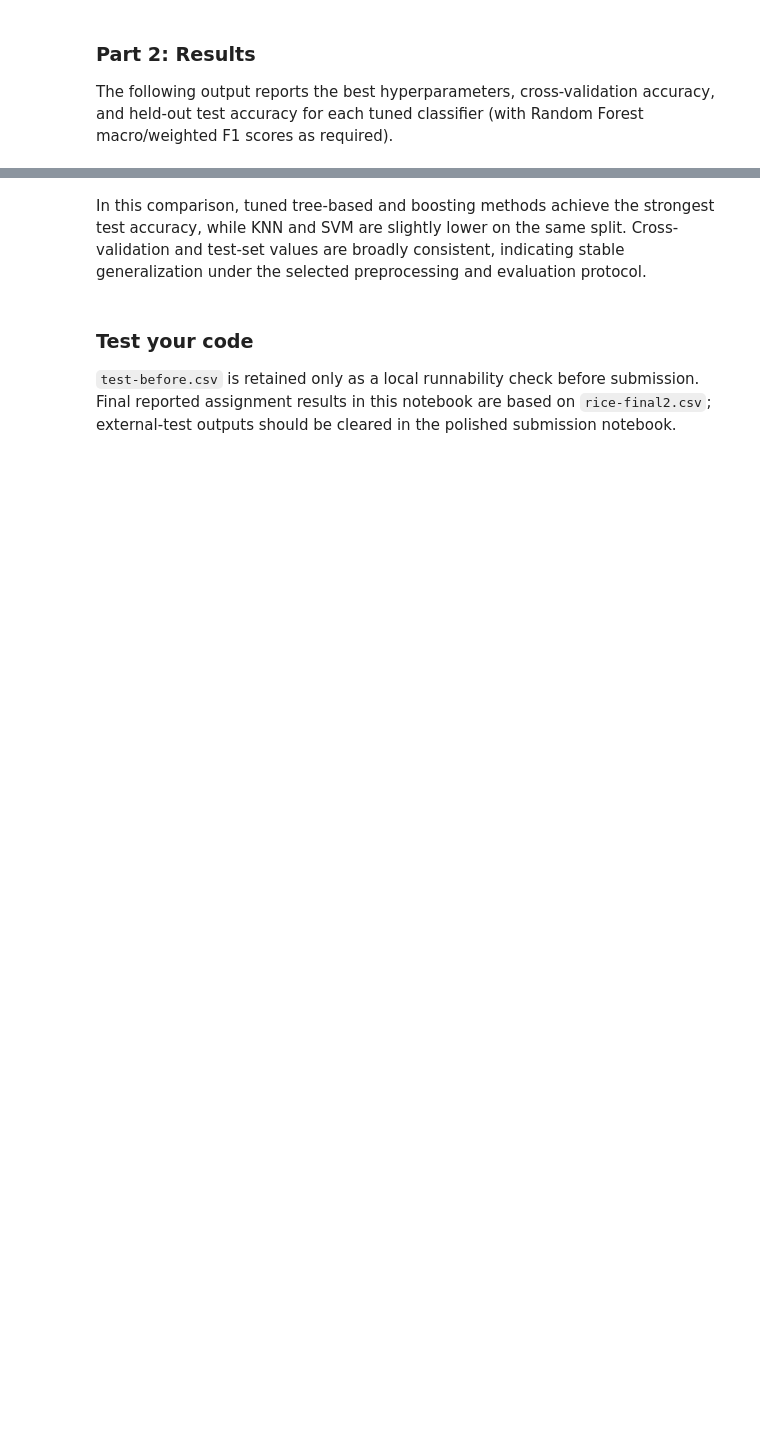
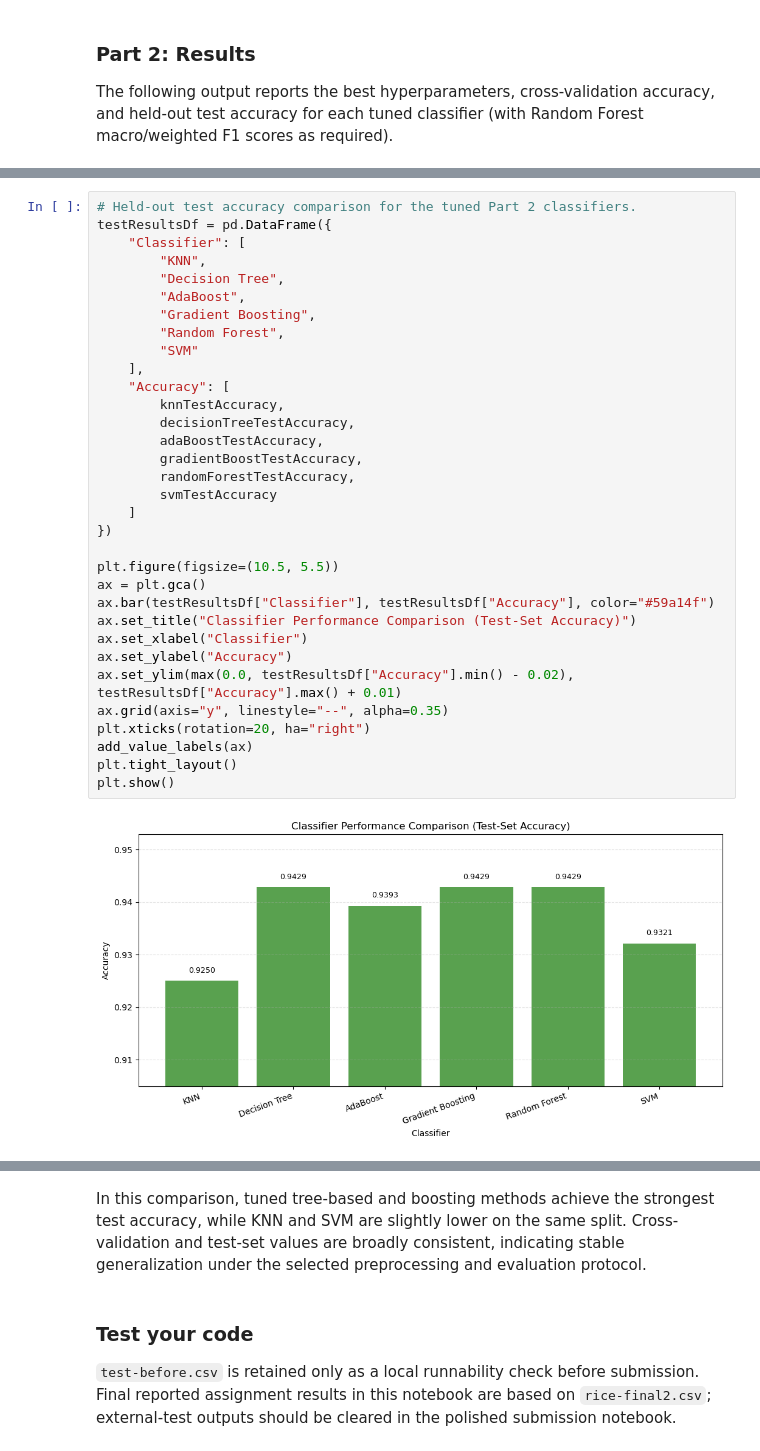
Before and after one commit to ErrorChen/COMP5318_Assignment-1, a Jupyter notebook: comp5318-a1-2026-template.ipynb, the cells around one changed output, grey strips where cells are left out. Cells and saved outputs as stored; diff of their text form; blank space fills up the shorter version.

```diff
--- a/comp5318-a1-2026-template.ipynb
+++ b/comp5318-a1-2026-template.ipynb
@@ -542,0 +613,35 @@ SVM test set accuracy: 0.9321
+# %%
+# Held-out test accuracy comparison for the tuned Part 2 classifiers.
+testResultsDf = pd.DataFrame({
+    "Classifier": [
+        "KNN",
+        "Decision Tree",
+        "AdaBoost",
+        "Gradient Boosting",
+        "Random Forest",
+        "SVM"
+    ],
+    "Accuracy": [
+        knnTestAccuracy,
+        decisionTreeTestAccuracy,
+        adaBoostTestAccuracy,
+        gradientBoostTestAccuracy,
+        randomForestTestAccuracy,
+        svmTestAccuracy
+    ]
+})
+
+plt.figure(figsize=(10.5, 5.5))
+ax = plt.gca()
+ax.bar(testResultsDf["Classifier"], testResultsDf["Accuracy"], color="#59a14f")
+ax.set_title("Classifier Performance Comparison (Test-Set Accuracy)")
+ax.set_xlabel("Classifier")
+ax.set_ylabel("Accuracy")
+ax.set_ylim(max(0.0, testResultsDf["Accuracy"].min() - 0.02), testResultsDf["Accuracy"].max() + 0.01)
+ax.grid(axis="y", linestyle="--", alpha=0.35)
+plt.xticks(rotation=20, ha="right")
+add_value_labels(ax)
+plt.tight_layout()
+plt.show()
+# %% [output]
+[figure, added]
```
Also changed, not shown: parts of 23 cells of this notebook, 2 other files.
